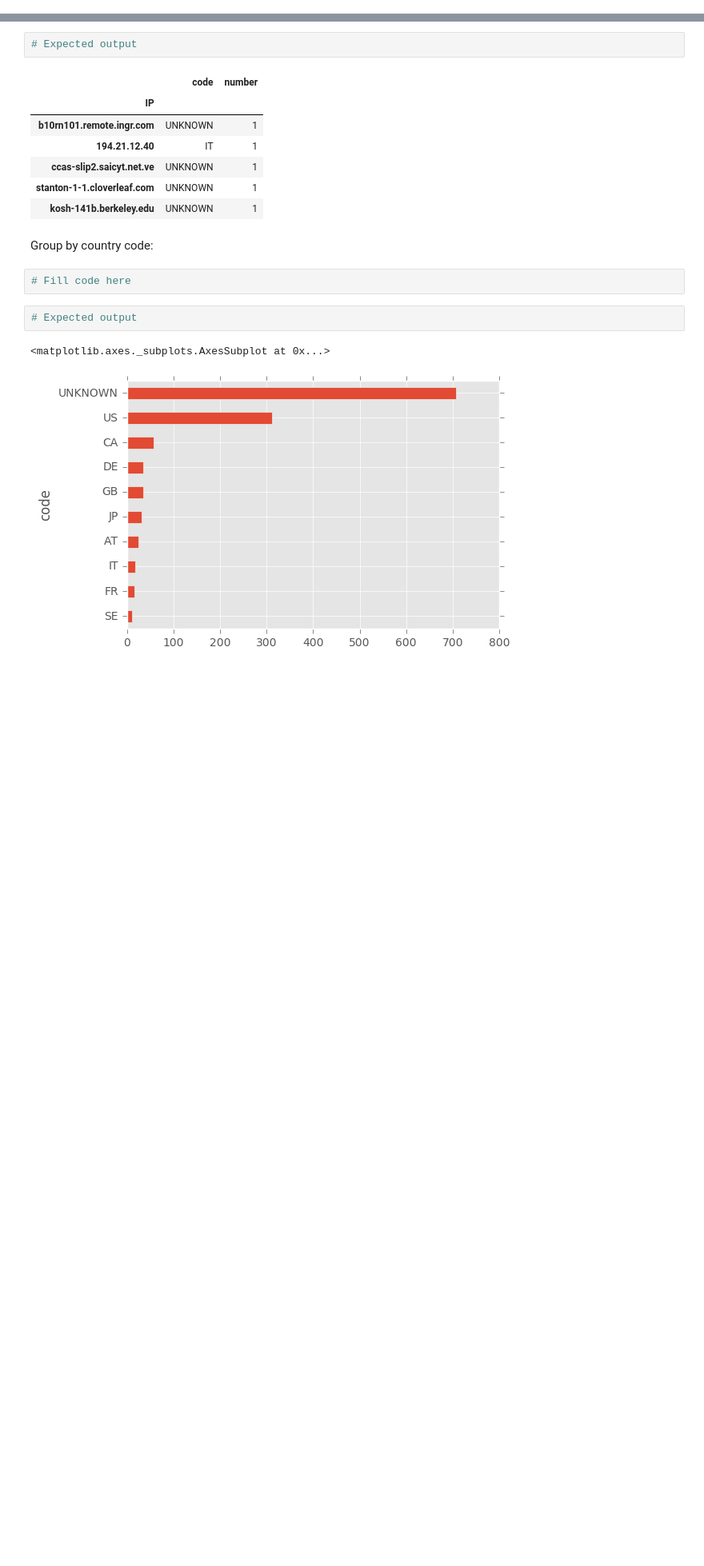
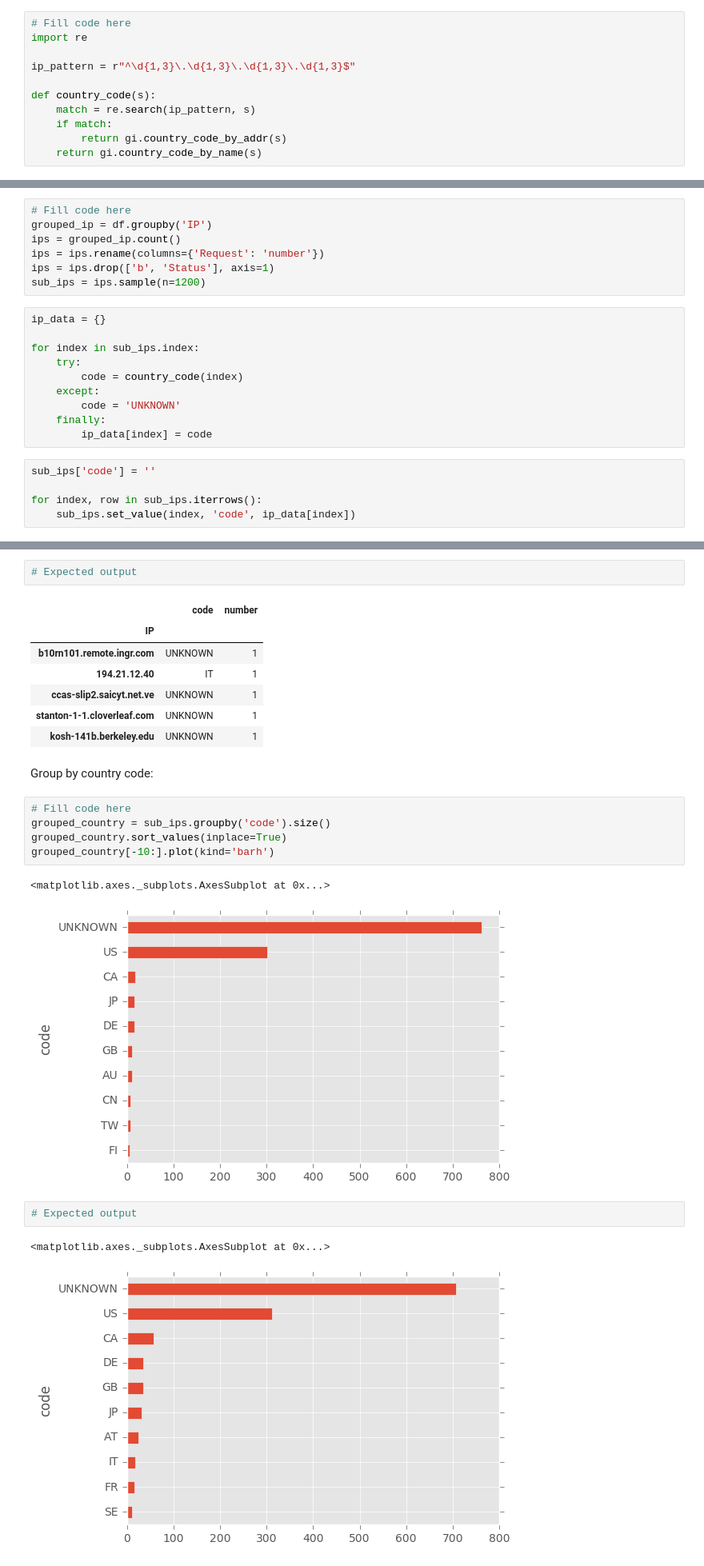
Before and after one commit to tow02/iccs413, a Jupyter notebook: assignments/a1/Assn1 - Web Server Log Analysis.ipynb, the cells around one changed output, grey strips where cells are left out. Shown at 80% size. Cells and saved outputs as stored; diff of their text form; blank space fills up the shorter version.

```diff
--- a/assignments/a1/Assn1 - Web Server Log Analysis.ipynb
+++ b/assignments/a1/Assn1 - Web Server Log Analysis.ipynb
@@ -643,2 +638,13 @@ country_code_by_name(hostname) -- Returns 2-letter country code (e.g. US) from h
+# %%
+# Fill code here
+import re
+
+ip_pattern = r"^\d{1,3}\.\d{1,3}\.\d{1,3}\.\d{1,3}$"
+
+def country_code(s):
+    match = re.search(ip_pattern, s)
+    if match:
+        return gi.country_code_by_addr(s)
+    return gi.country_code_by_name(s)
 # %% [markdown]
 Create Data Frame similar to what shown below
@@ -646,0 +651,22 @@ Create Data Frame similar to what shown below
+# %%
+# Fill code here
+grouped_ip = df.groupby('IP')
+ips = grouped_ip.count()
+ips = ips.rename(columns={'Request': 'number'})
+ips = ips.drop(['b', 'Status'], axis=1)
+sub_ips = ips.sample(n=1200)
+# %%
+ip_data = {}
+
+for index in sub_ips.index:
+    try:
+        code = country_code(index)
+    except:
+        code = 'UNKNOWN'
+    finally:
+        ip_data[index] = code
+# %%
+sub_ips['code'] = ''
+
+for index, row in sub_ips.iterrows():
+    sub_ips.set_value(index, 'code', ip_data[index])
@@ -656,8 +692,14 @@ Create Data Frame similar to what shown below
 | kosh-141b.berkeley.edu | UNKNOWN | 1 |
 # %% [markdown]
 Group by country code:
-# %%
-# Fill code here
+# %%
+# Fill code here
+grouped_country = sub_ips.groupby('code').size()
+grouped_country.sort_values(inplace=True)
+grouped_country[-10:].plot(kind='barh')
+# %% [output]
+<matplotlib.axes._subplots.AxesSubplot at 0x...>
+[figure, added]
 # %%
 # Expected output
 # %% [output]
```
Also changed, not shown: parts of 4 cells of this notebook, 1 other file.
